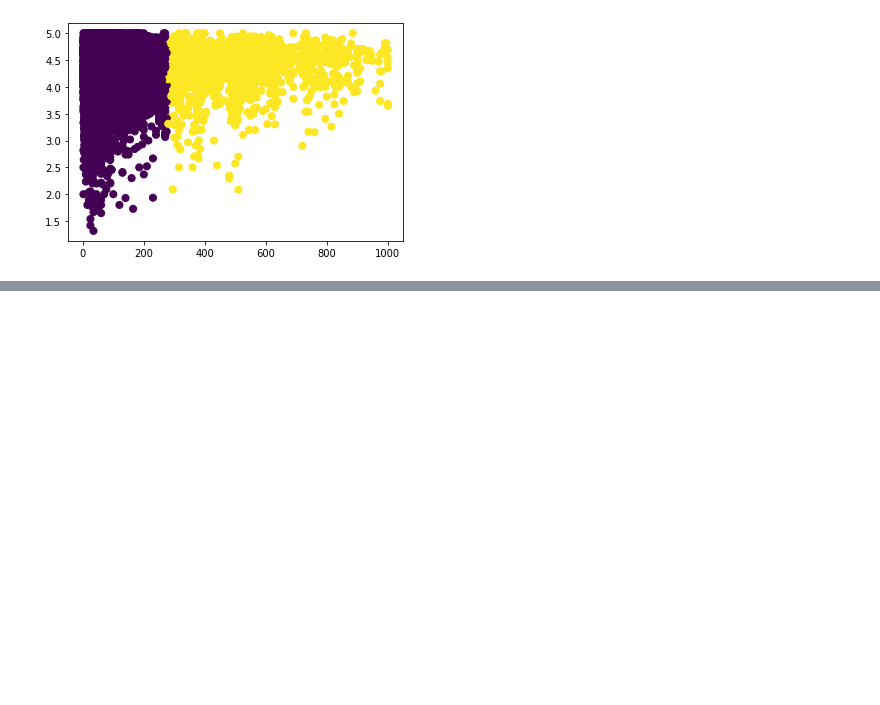
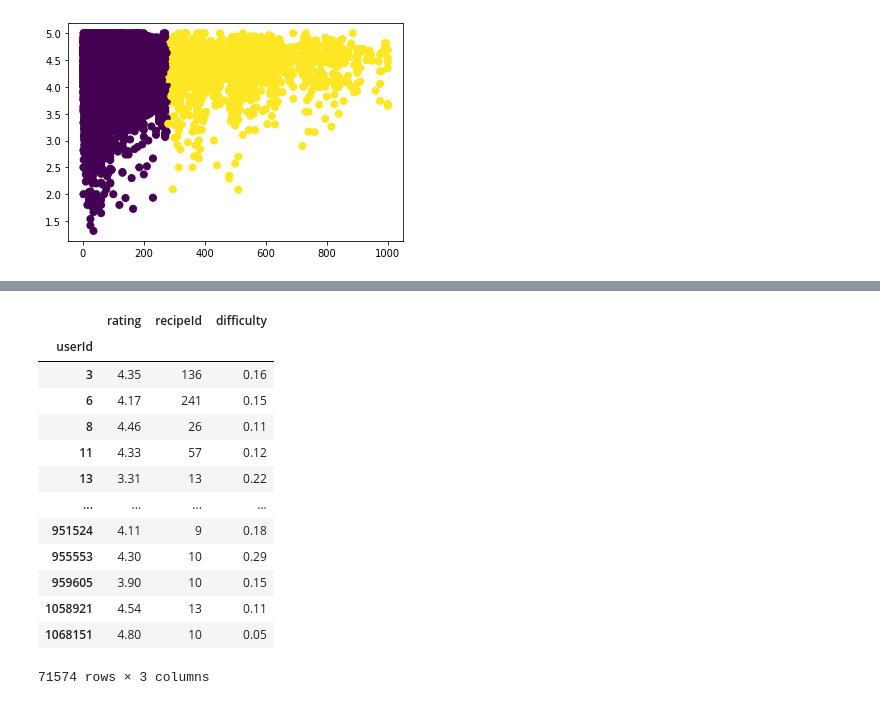
Before and after one commit to ohadf2015/big-data-recipies, a Jupyter notebook: project.ipynb, the cells around one changed output, grey strips where cells are left out. Cells and saved outputs as stored; diff of their text form; code cells hidden in the pictures; blank space fills up the shorter version.

```diff
--- a/project.ipynb
+++ b/project.ipynb
@@ -115,0 +155,17 @@ Name: difficulty, dtype: float64
+# %%
+filteredRatingsByUser
+# %% [output]
+|  | rating | recipeId | difficulty |
+| userId |  |  |  |
+| 3 | 4.35 | 136 | 0.16 |
+| 6 | 4.17 | 241 | 0.15 |
+| 8 | 4.46 | 26 | 0.11 |
+| 11 | 4.33 | 57 | 0.12 |
+| 13 | 3.31 | 13 | 0.22 |
+| ... | ... | ... | ... |
+| 951524 | 4.11 | 9 | 0.18 |
+| 955553 | 4.30 | 10 | 0.29 |
+| 959605 | 3.90 | 10 | 0.15 |
+| 1058921 | 4.54 | 13 | 0.11 |
+| 1068151 | 4.80 | 10 | 0.05 |
+71574 rows × 3 columns
```
Also changed, not shown: parts of 18 cells of this notebook.
